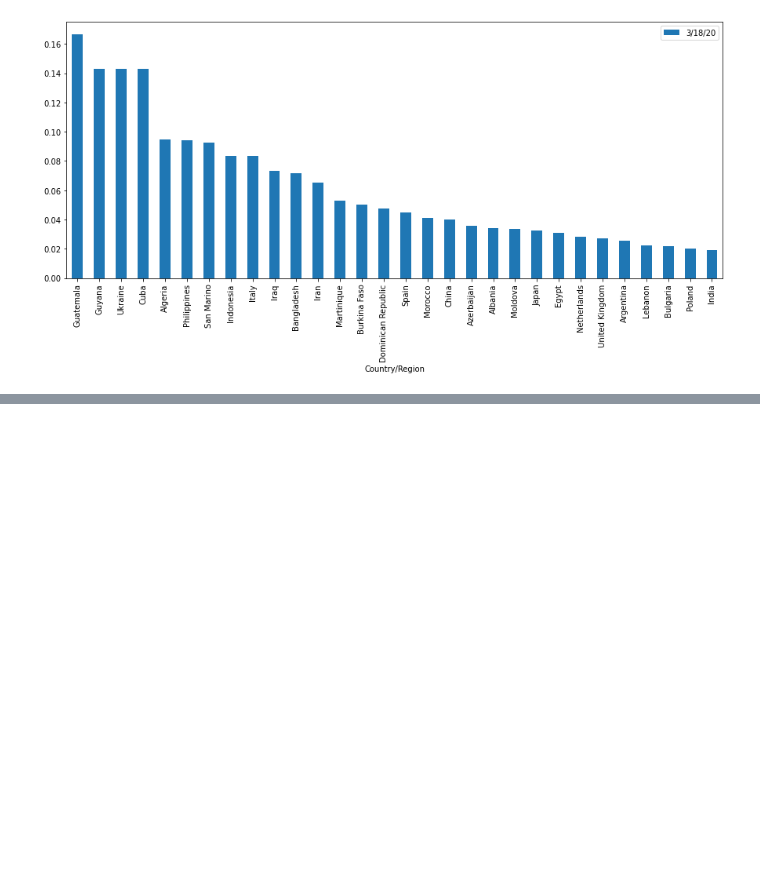
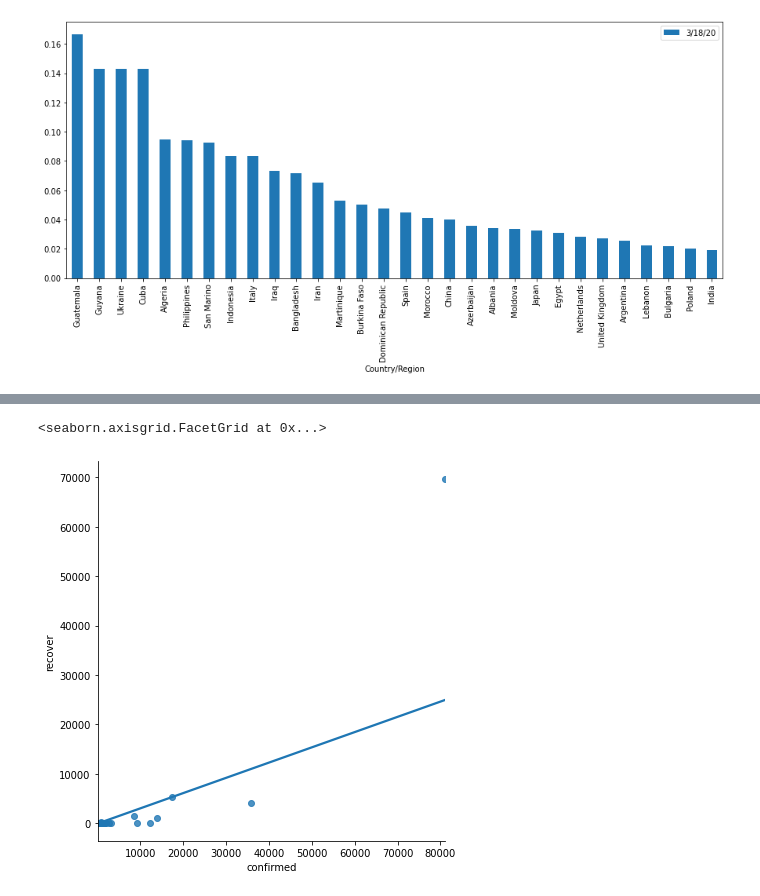
Before and after one commit to nathan-tw/COVID_mining, a Jupyter notebook: wuhan coronavirus.ipynb, the cells around one changed output, grey strips where cells are left out. Drawn from its saved outputs; the diff is of its cells as text; code cells hidden in the pictures; blank space fills up the shorter version.

```diff
--- a/wuhan coronavirus.ipynb
+++ b/wuhan coronavirus.ipynb
@@ -179,0 +168,5 @@ TypeError: ignored
+# %%
+seaborn.lmplot(x='confirmed', y='recover', data=conf_rec, robust=True, height=6, ci=None)
+# %% [output]
+<seaborn.axisgrid.FacetGrid at 0x...>
+[figure, added]
```
Also changed, not shown: parts of 15 cells of this notebook.
